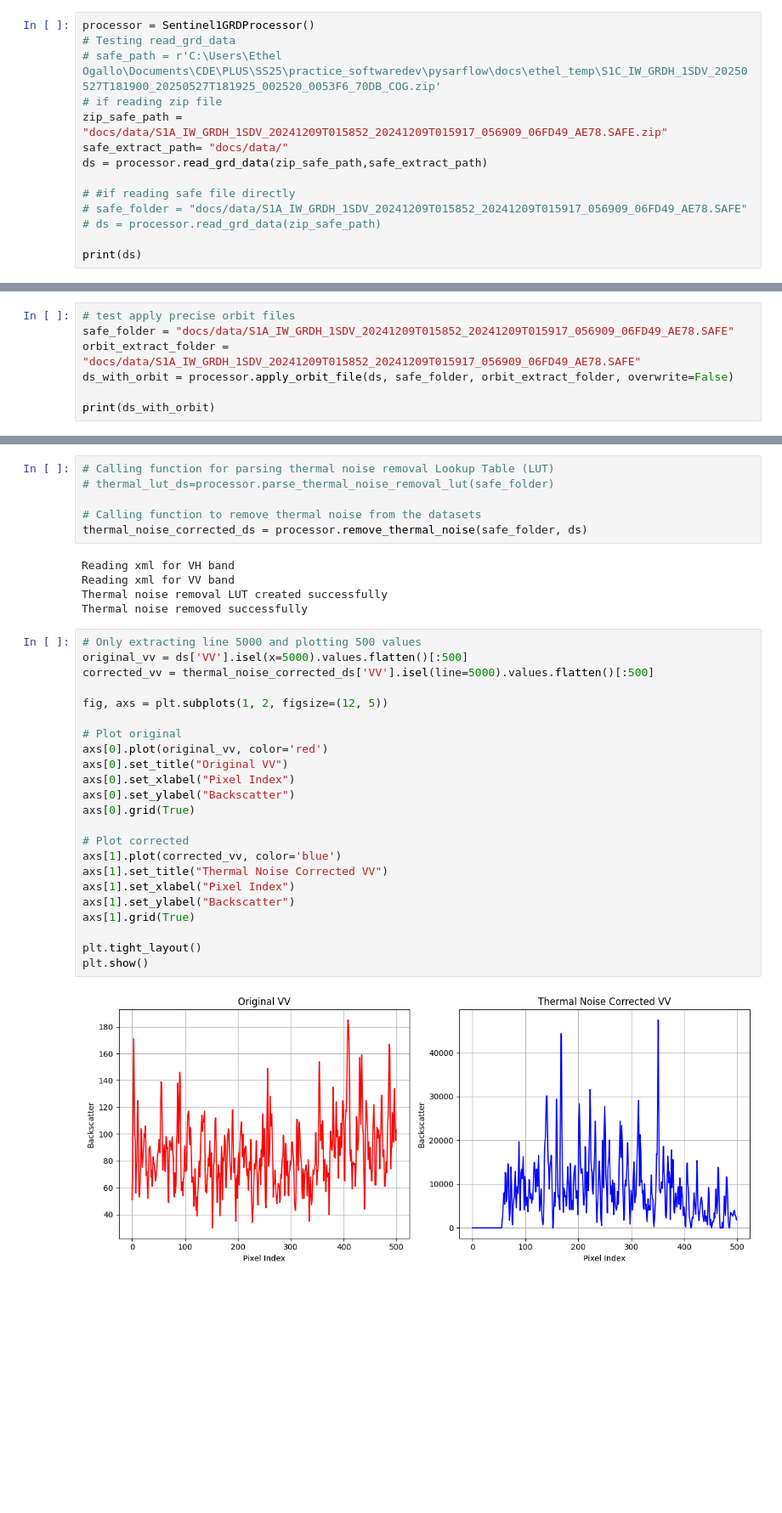
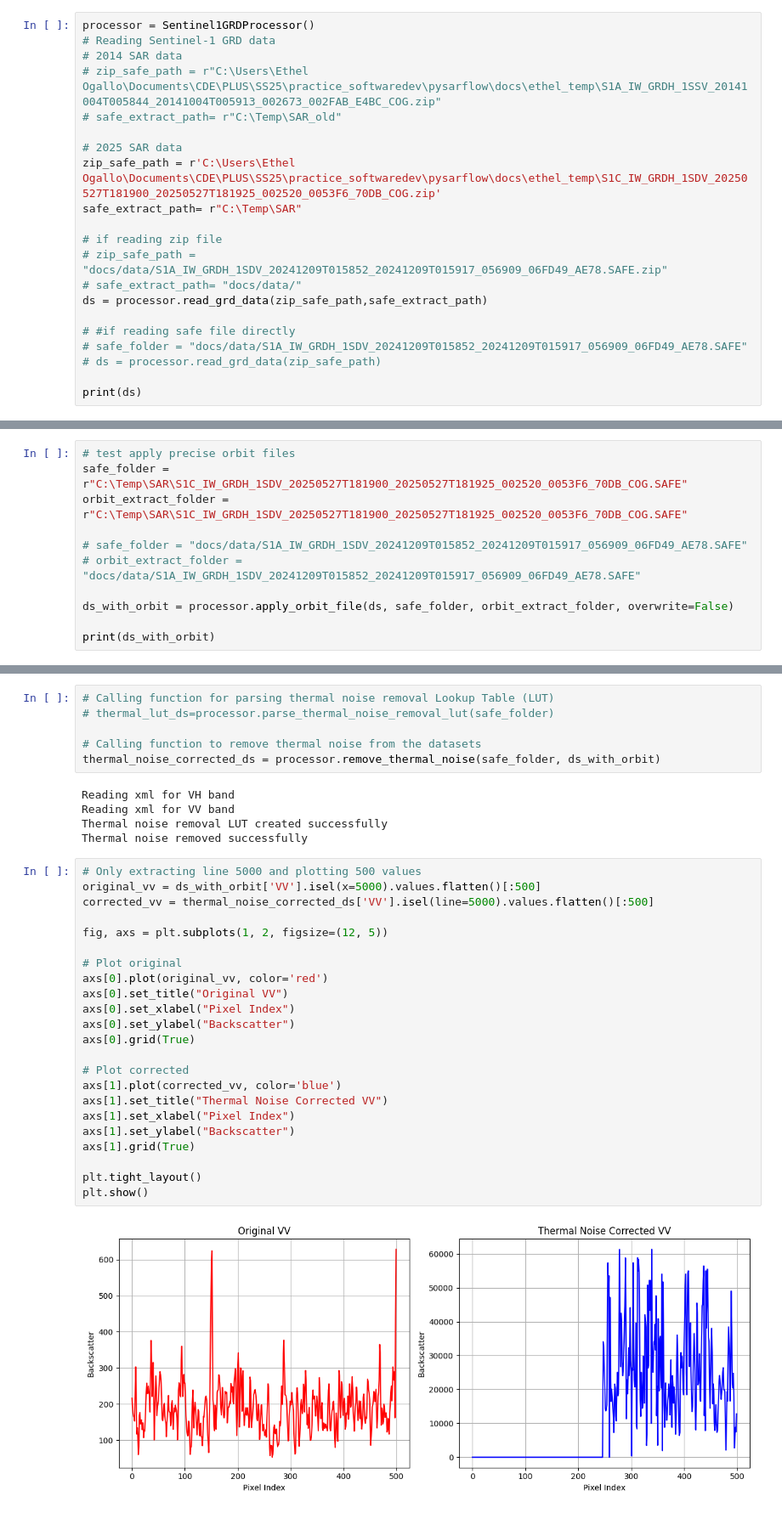
Before and after one commit to rabinatwayana/pysarflow, a Jupyter notebook: docs/examples/grd_pipeline.ipynb, the cells around one changed output, grey strips where cells are left out. Shown at 85% size. Saved outputs shown, nothing was run; the diff lists cells and outputs as text; blank space fills up the shorter version.

```diff
--- a/docs/examples/grd_pipeline.ipynb
+++ b/docs/examples/grd_pipeline.ipynb
@@ -29,10 +27,17 @@ os.chdir("/Users/rabinatwayana/Rabina/CDE II/software_development/py_sar_flow/")
 # %%
 processor = Sentinel1GRDProcessor()
-# Testing read_grd_data
-# safe_path = r'C:\Users\Ethel Ogallo\Documents\CDE\PLUS\SS25\practice_softwaredev\pysarflow\docs\ethel_temp\S1C_IW_GRDH_1SDV_20250527T181900_20250527T181925_002520_0053F6_70DB_COG.zip'
+# Reading Sentinel-1 GRD data
+# 2014 SAR data
+# zip_safe_path = r"C:\Users\Ethel Ogallo\Documents\CDE\PLUS\SS25\practice_softwaredev\pysarflow\docs\ethel_temp\S1A_IW_GRDH_1SSV_20141004T005844_20141004T005913_002673_002FAB_E4BC_COG.zip"
+# safe_extract_path= r"C:\Temp\SAR_old"
+
+# 2025 SAR data
+zip_safe_path = r'C:\Users\Ethel Ogallo\Documents\CDE\PLUS\SS25\practice_softwaredev\pysarflow\docs\ethel_temp\S1C_IW_GRDH_1SDV_20250527T181900_20250527T181925_002520_0053F6_70DB_COG.zip'
+safe_extract_path= r"C:\Temp\SAR"
+
 # if reading zip file
-zip_safe_path = "docs/data/S1A_IW_GRDH_1SDV_20241209T015852_20241209T015917_056909_06FD49_AE78.SAFE.zip"
-safe_extract_path= "docs/data/"
+# zip_safe_path = "docs/data/S1A_IW_GRDH_1SDV_20241209T015852_20241209T015917_056909_06FD49_AE78.SAFE.zip"
+# safe_extract_path= "docs/data/"
 ds = processor.read_grd_data(zip_safe_path,safe_extract_path)
 
 # #if reading safe file directly
@@ -59,7 +64,11 @@ Attributes:
 # %%
 # test apply precise orbit files
-safe_folder = "docs/data/S1A_IW_GRDH_1SDV_20241209T015852_20241209T015917_056909_06FD49_AE78.SAFE"
-orbit_extract_folder = "docs/data/S1A_IW_GRDH_1SDV_20241209T015852_20241209T015917_056909_06FD49_AE78.SAFE"
+safe_folder = r"C:\Temp\SAR\S1C_IW_GRDH_1SDV_20250527T181900_20250527T181925_002520_0053F6_70DB_COG.SAFE"
+orbit_extract_folder = r"C:\Temp\SAR\S1C_IW_GRDH_1SDV_20250527T181900_20250527T181925_002520_0053F6_70DB_COG.SAFE"
+
+# safe_folder = "docs/data/S1A_IW_GRDH_1SDV_20241209T015852_20241209T015917_056909_06FD49_AE78.SAFE"
+# orbit_extract_folder = "docs/data/S1A_IW_GRDH_1SDV_20241209T015852_20241209T015917_056909_06FD49_AE78.SAFE"
+
 ds_with_orbit = processor.apply_orbit_file(ds, safe_folder, orbit_extract_folder, overwrite=False)
 
 print(ds_with_orbit)
@@ -86,7 +97,7 @@ Attributes:
 # thermal_lut_ds=processor.parse_thermal_noise_removal_lut(safe_folder)
 
 # Calling function to remove thermal noise from the datasets
-thermal_noise_corrected_ds = processor.remove_thermal_noise(safe_folder, ds)
+thermal_noise_corrected_ds = processor.remove_thermal_noise(safe_folder, ds_with_orbit)
 # %% [output]
 Reading xml for VH band
 Reading xml for VV band
@@ -94,26 +105,26 @@ Thermal noise removal LUT created successfully
 Thermal noise removed successfully
 # %%
 # Only extracting line 5000 and plotting 500 values
-original_vv = ds['VV'].isel(x=5000).values.flatten()[:500]
+original_vv = ds_with_orbit['VV'].isel(x=5000).values.flatten()[:500]
 corrected_vv = thermal_noise_corrected_ds['VV'].isel(line=5000).values.flatten()[:500]
 
 fig, axs = plt.subplots(1, 2, figsize=(12, 5))
 
 # Plot original
 axs[0].plot(original_vv, color='red')
 axs[0].set_title("Original VV")
 axs[0].set_xlabel("Pixel Index")
 axs[0].set_ylabel("Backscatter")
 axs[0].grid(True)
 
 # Plot corrected
 axs[1].plot(corrected_vv, color='blue')
 axs[1].set_title("Thermal Noise Corrected VV")
 axs[1].set_xlabel("Pixel Index")
 axs[1].set_ylabel("Backscatter")
 axs[1].grid(True)
 
 plt.tight_layout()
 plt.show()
 # %% [output]
-[figure, old version]
+[figure, new version]
```
Also changed, not shown: parts of 18 cells of this notebook, 1 other file.
